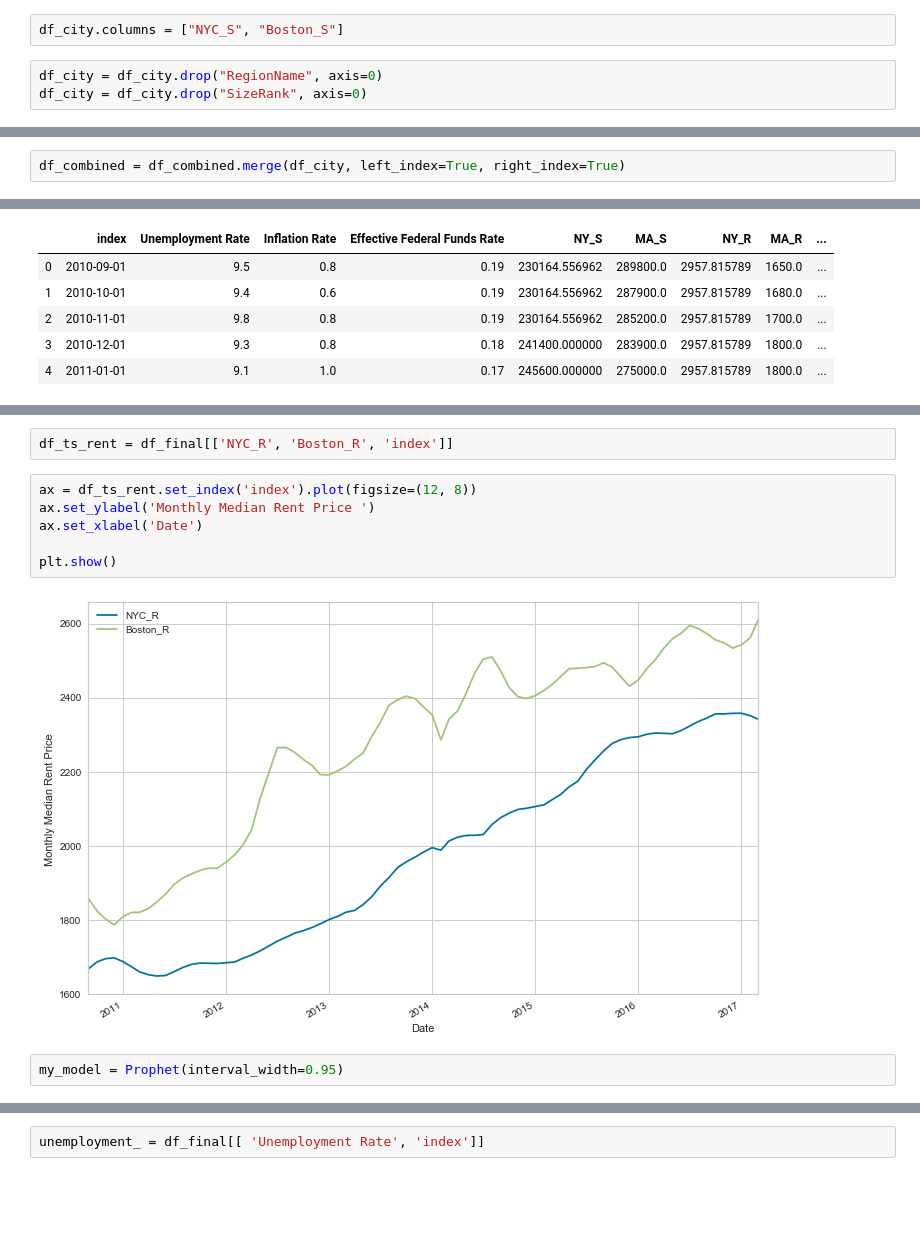
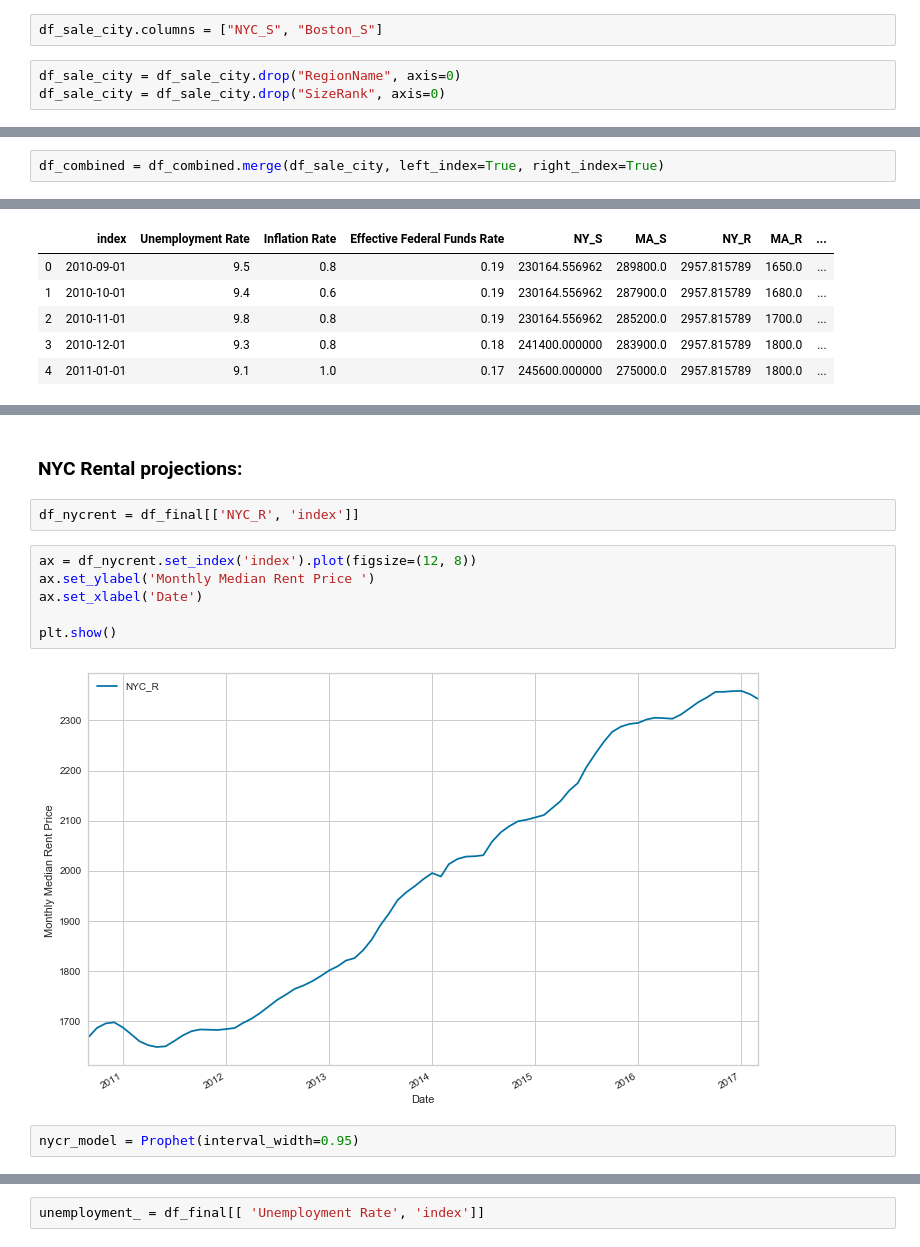
Before and after one commit to irenebratsis/Thinkful, a Jupyter notebook: 42. FINAL.ipynb, the cells around one changed output, grey strips where cells are left out. Saved outputs shown, nothing was run; the diff lists cells and outputs as text; blank space fills up the shorter version.

```diff
--- a/42. FINAL.ipynb
+++ b/42. FINAL.ipynb
@@ -288,8 +288,8 @@ df_city.head()
 | SizeRank | 1 | 26 |
 | 2008-03 | NaN | NaN |
 # %%
-df_city.columns = ["NYC_S", "Boston_S"]
+df_sale_city.columns = ["NYC_S", "Boston_S"]
 # %%
-df_city = df_city.drop("RegionName", axis=0)
-df_city = df_city.drop("SizeRank", axis=0)
+df_sale_city = df_sale_city.drop("RegionName", axis=0)
+df_sale_city = df_sale_city.drop("SizeRank", axis=0)
 # %%
@@ -378,7 +378,7 @@ df_combined = df_combined.merge(df_ppsqft, left_index=True, right_index=True)
 # %%
 df_combined = df_combined.merge(df_dayszillow, left_index=True, right_index=True)
 # %%
-df_combined = df_combined.merge(df_city, left_index=True, right_index=True)
+df_combined = df_combined.merge(df_sale_city, left_index=True, right_index=True)
 # %%
 df_combined = df_combined.merge(df_rent_city, left_index=True, right_index=True)
 # %%
@@ -1611,13 +2292,15 @@ plt.show()
+# %% [markdown]
+### NYC Rental projections:
 # %%
-df_ts_rent = df_final[['NYC_R', 'Boston_R', 'index']]
+df_nycrent = df_final[['NYC_R', 'index']]
 # %%
-ax = df_ts_rent.set_index('index').plot(figsize=(12, 8))
+ax = df_nycrent.set_index('index').plot(figsize=(12, 8))
 ax.set_ylabel('Monthly Median Rent Price ')
 ax.set_xlabel('Date')
 
 plt.show()
 # %% [output]
-[figure, old version]
+[figure, new version]
 # %%
-my_model = Prophet(interval_width=0.95)
+nycr_model = Prophet(interval_width=0.95)
 # %%
```
Also changed, not shown: parts of 97 cells of this notebook.
